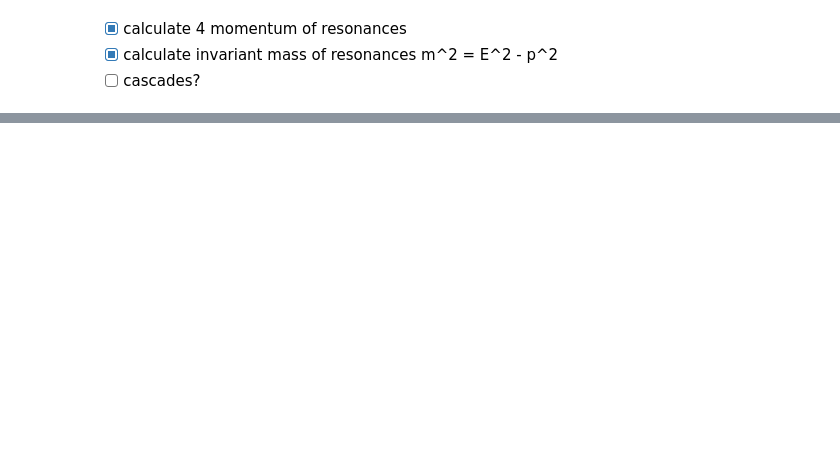
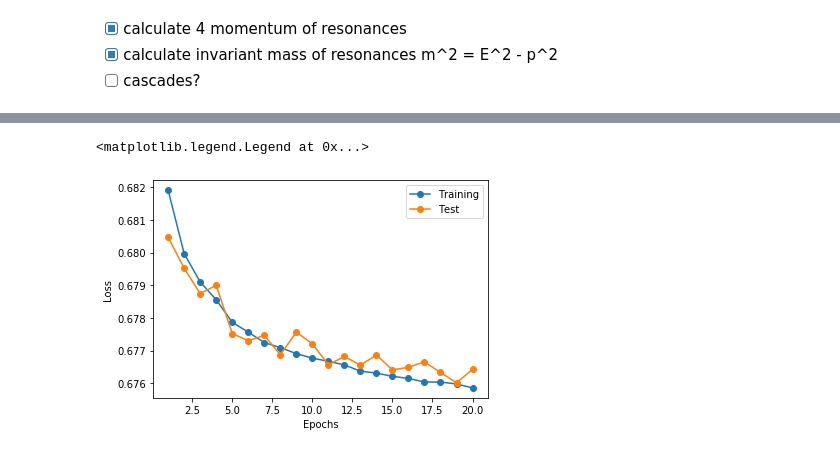
Before and after one commit to stanleyycheung/MSci-Project-HiggsTauTau, a Jupyter notebook: stanley/potential_2016.ipynb, the cells around one changed output, grey strips where cells are left out. Saved outputs shown, nothing was run; the diff lists cells and outputs as text; code cells hidden in the pictures; blank space fills up the shorter version.

```diff
--- a/stanley/potential_2016.ipynb
+++ b/stanley/potential_2016.ipynb
@@ -89,0 +450,8 @@ df.head()
+# %%
+early_stop = tf.keras.callbacks.EarlyStopping(monitor='val_loss',patience=10)
+history = tf.keras.callbacks.History()
+model.fit(X_train, y_train,
+            batch_size=10000,
+            epochs=20,
+            callbacks=[history,early_stop],
+            validation_data=(X_test, y_test))
@@ -89,0 +541,13 @@ df.head()
+# %%
+# Extract number of run epochs from the training history
+epochs = range(1, len(history.history["loss"])+1)
+
+# Extract loss on training and validation ddataset and plot them together
+plt.plot(epochs, history.history["loss"], "o-", label="Training")
+plt.plot(epochs, history.history["val_loss"], "o-", label="Test")
+plt.xlabel("Epochs"), plt.ylabel("Loss")
+# plt.yscale("log")
+plt.legend()
+# %% [output]
+<matplotlib.legend.Legend at 0x...>
+[figure, added]
```
Also changed, not shown: parts of 63 cells of this notebook, 15 other files.
